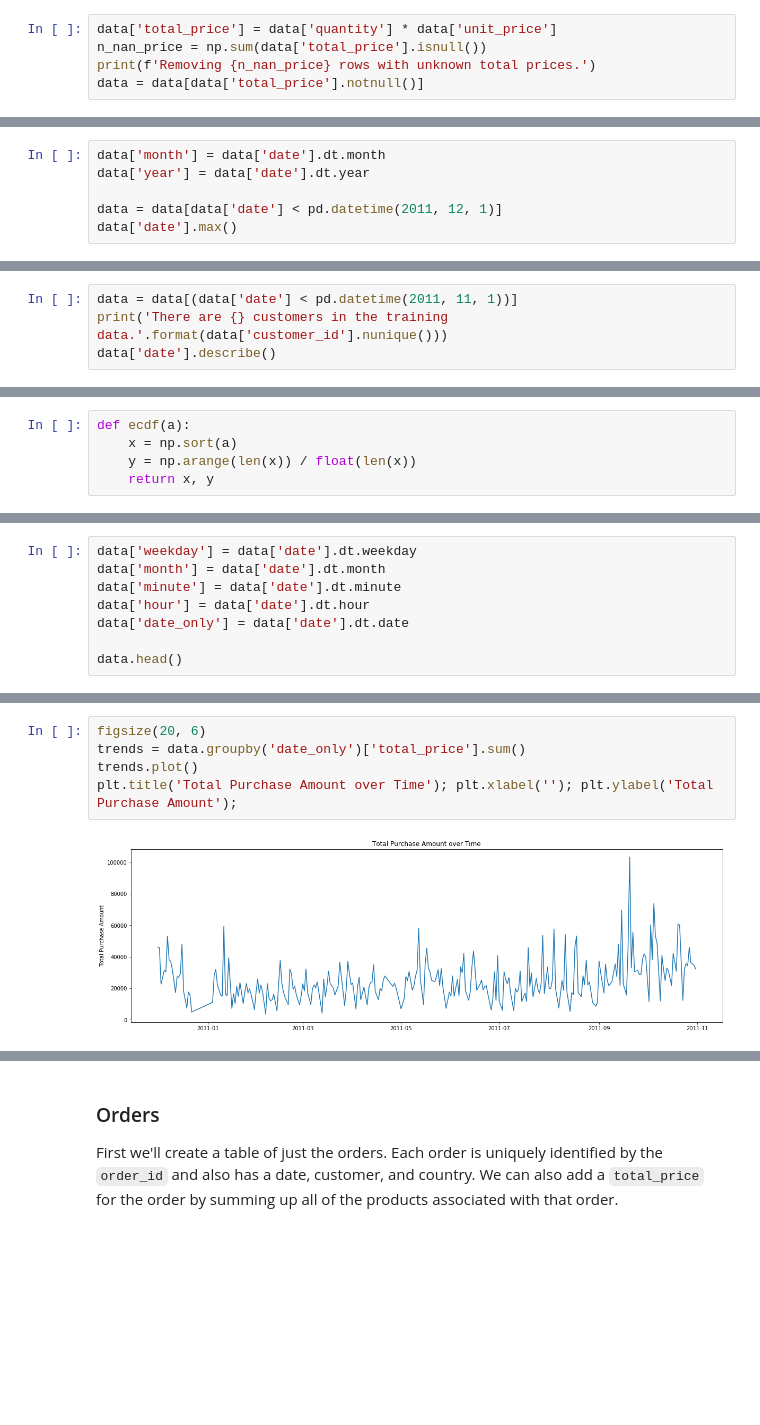
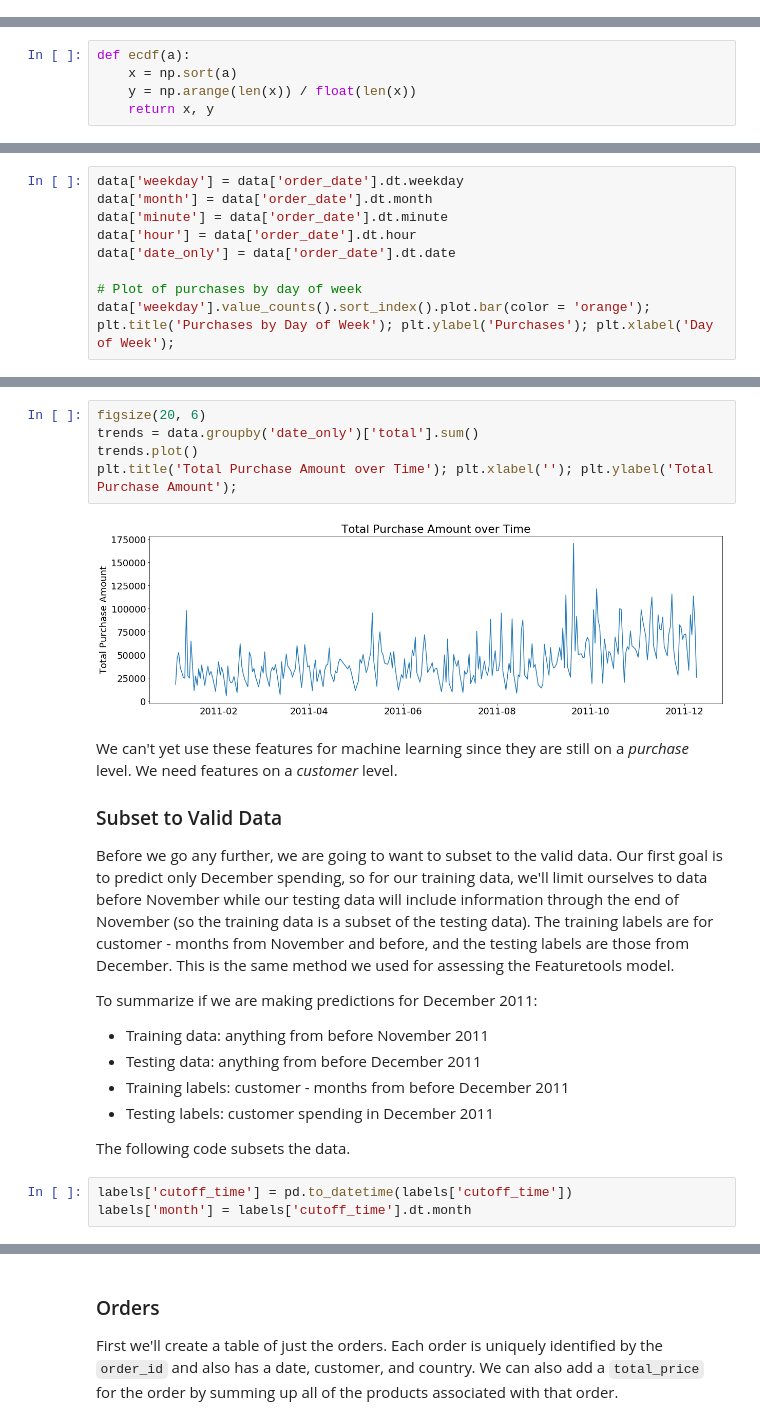
Before and after one commit to alteryx/Automated-Manual-Comparison, a Jupyter notebook: retail/notebooks/Manual.ipynb, the cells around one changed output, grey strips where cells are left out. Drawn from its saved outputs; the diff is of its cells as text; blank space fills up the shorter version.

```diff
--- a/retail/notebooks/Manual.ipynb
+++ b/retail/notebooks/Manual.ipynb
@@ -159,5 +69,0 @@ This means we can remove any data after November 2011.
-# %%
-data['total_price'] = data['quantity'] * data['unit_price']
-n_nan_price = np.sum(data['total_price'].isnull())
-print(f'Removing {n_nan_price} rows with unknown total prices.')
-data = data[data['total_price'].notnull()]
@@ -221,6 +84,0 @@ Now, back to making the prediction problem. The lines below establish a cutoff d
-# %%
-data['month'] = data['date'].dt.month
-data['year'] = data['date'].dt.year
-
-data = data[data['date'] < pd.datetime(2011, 12, 1)]
-data['date'].max()
@@ -248,4 +84,0 @@ Once we have the labels for the customers, we want to make sure to discard any o
-# %%
-data = data[(data['date'] < pd.datetime(2011, 11, 1))]
-print('There are {} customers in the training data.'.format(data['customer_id'].nunique()))
-data['date'].describe()
@@ -358,9 +114,11 @@ One of the simplest feature engineering steps is to extract information from the
 # %%
-data['weekday'] = data['date'].dt.weekday
-data['month'] = data['date'].dt.month
-data['minute'] = data['date'].dt.minute
-data['hour'] = data['date'].dt.hour
-data['date_only'] = data['date'].dt.date
+data['weekday'] = data['order_date'].dt.weekday
+data['month'] = data['order_date'].dt.month
+data['minute'] = data['order_date'].dt.minute
+data['hour'] = data['order_date'].dt.hour
+data['date_only'] = data['order_date'].dt.date
 
-data.head()
+# Plot of purchases by day of week
+data['weekday'].value_counts().sort_index().plot.bar(color = 'orange');
+plt.title('Purchases by Day of Week'); plt.ylabel('Purchases'); plt.xlabel('Day of Week');
 # %% [output]
@@ -383,7 +131,25 @@ plt.title('Purchases by Time of Day'); plt.ylabel('Purchases'); plt.xlabel('Hour
 # %%
 figsize(20, 6)
-trends = data.groupby('date_only')['total_price'].sum()
+trends = data.groupby('date_only')['total'].sum()
 trends.plot()
 plt.title('Total Purchase Amount over Time'); plt.xlabel(''); plt.ylabel('Total Purchase Amount');
 # %% [output]
-[figure, old version]
+[figure, new version]
+# %% [markdown]
+We can't yet use these features for machine learning since they are still on a _purchase_ level. We need features on a _customer_ level.
+
+### Subset to Valid Data
+
+Before we go any further, we are going to want to subset to the valid data. Our first goal is to predict only December spending, so for our training data, we'll limit ourselves to data before November while our testing data will include information through the end of November (so the training data is a subset of the testing data). The training labels are for customer - months from November and before, and the testing labels are those from December. This is the same method we used for assessing the Featuretools model.
+
+To summarize if we are making predictions for December 2011:
+
+* Training data: anything from before November 2011
+* Testing data: anything from before December 2011
+* Training labels: customer - months from before December 2011
+* Testing labels: customer spending in December 2011
+
+The following code subsets the data.
+# %%
+labels['cutoff_time'] = pd.to_datetime(labels['cutoff_time'])
+labels['month'] = labels['cutoff_time'].dt.month
```
Also changed, not shown: parts of 66 cells of this notebook, 1 other file.
